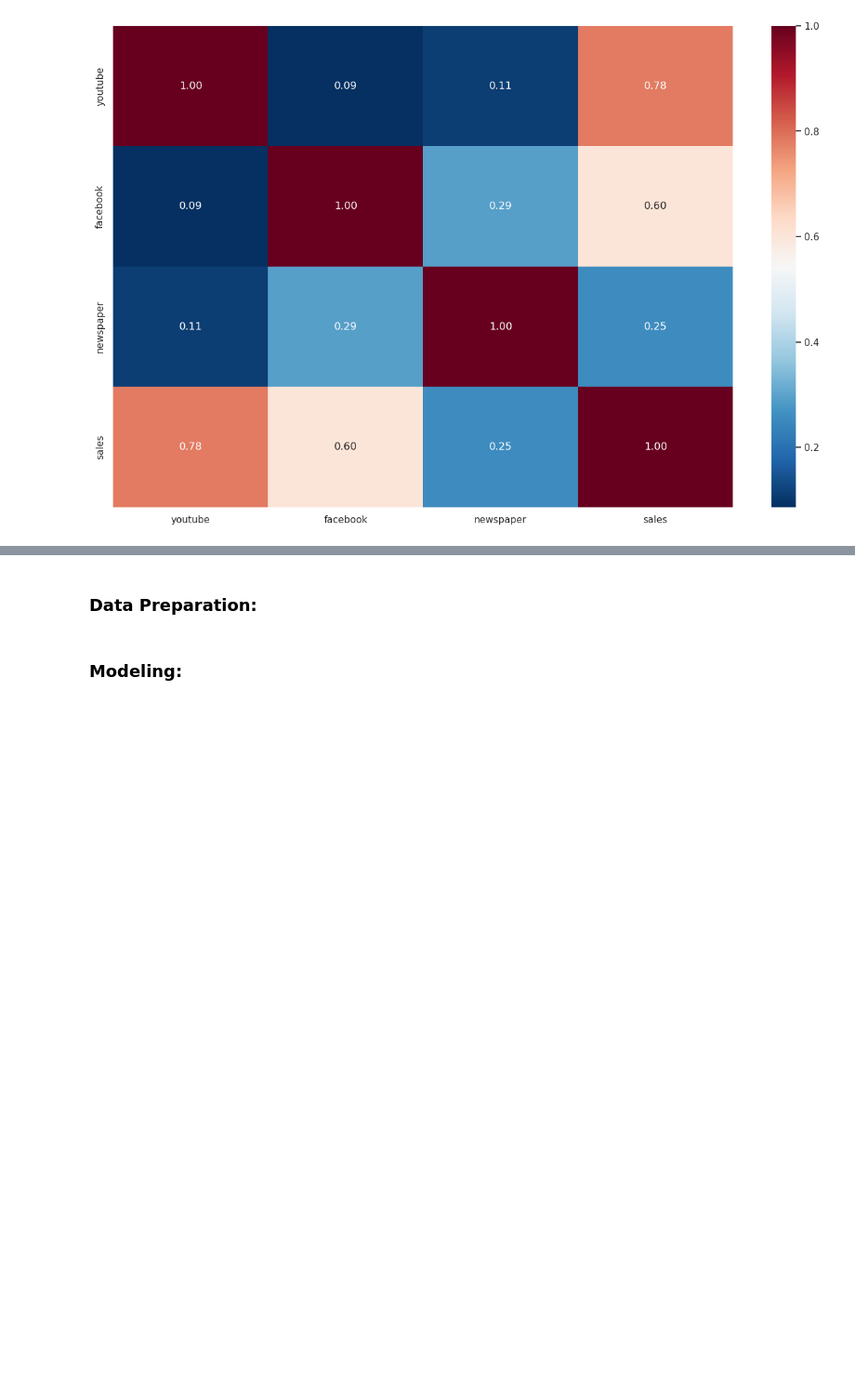
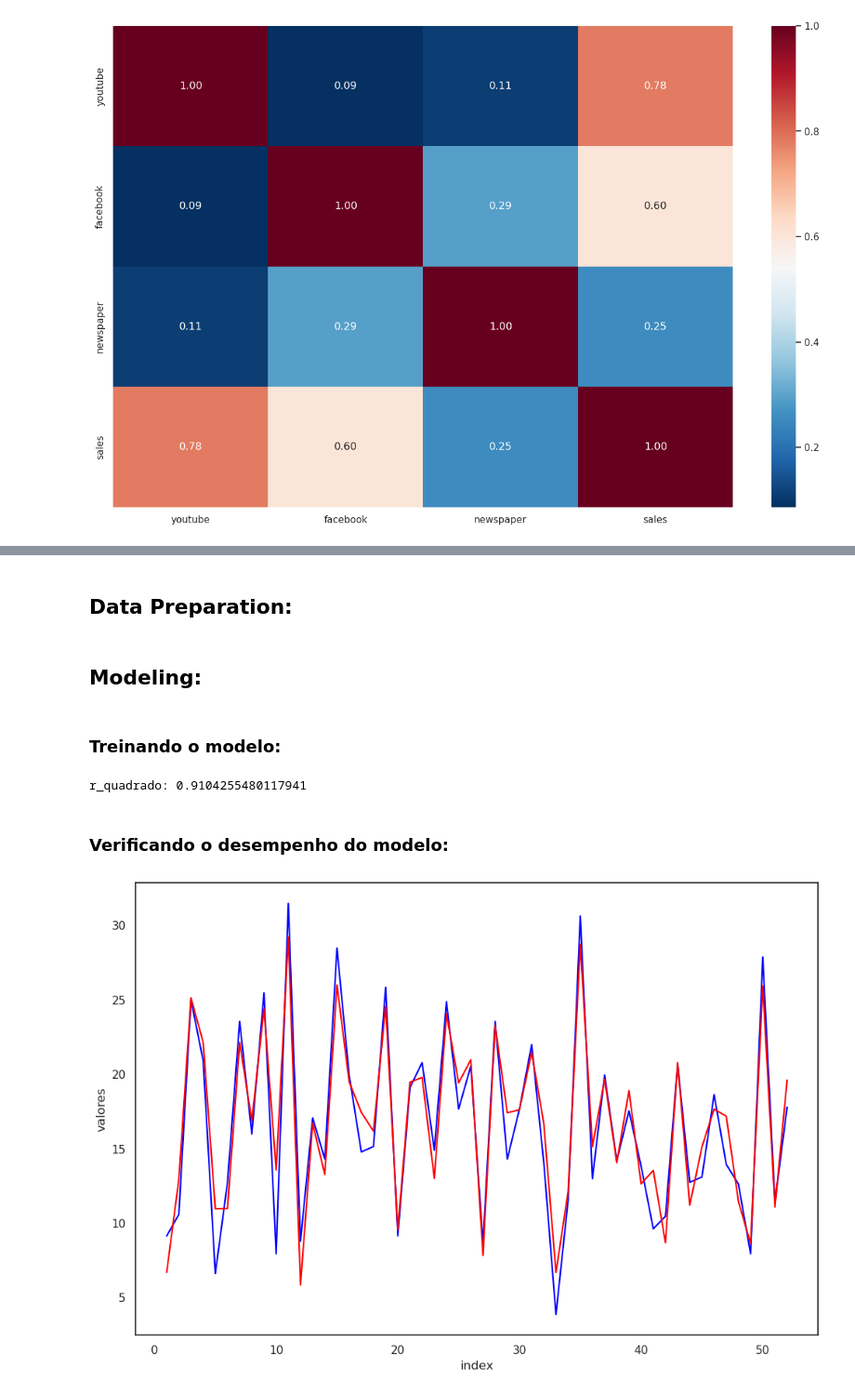
Before and after one commit to SamuelBarbosaDev/DataExpert, a Jupyter notebook: core/core/challenges/4/main.ipynb, the cells around one changed output, grey strips where cells are left out. Shown: that part at 93% size. Drawn from its saved outputs; the diff is of its cells as text; code cells hidden in the pictures; blank space fills up the shorter version.

```diff
--- a/core/core/challenges/4/main.ipynb
+++ b/core/core/challenges/4/main.ipynb
@@ -152,6 +239,25 @@ challenge.gráfico_de_correlação(df=df)
 # %% [markdown]
-### Data Preparation:
+## Data Preparation:
 # %%
 #Limpisimo
 # %% [markdown]
-### Modeling:
+## Modeling:
+# %% [markdown]
+### Treinando o modelo:
+# %%
+x = df[['youtube', 'facebook', 'newspaper']]
+y = df['sales']
+
+treinamento, y_pred, y_test = challenge.treinamento(
+    df=df,
+    x=x,
+    y=y,
+);
+# %% [output]
+r_quadrado: 0.9104255480117941
+# %% [markdown]
+### Verificando o desempenho do modelo:
+# %%
+challenge.gráfioc_de_linha(y_true=y_test, y_pred=y_pred)
+# %% [output]
+[figure, added]
```
Also changed, not shown: parts of 13 cells of this notebook.
